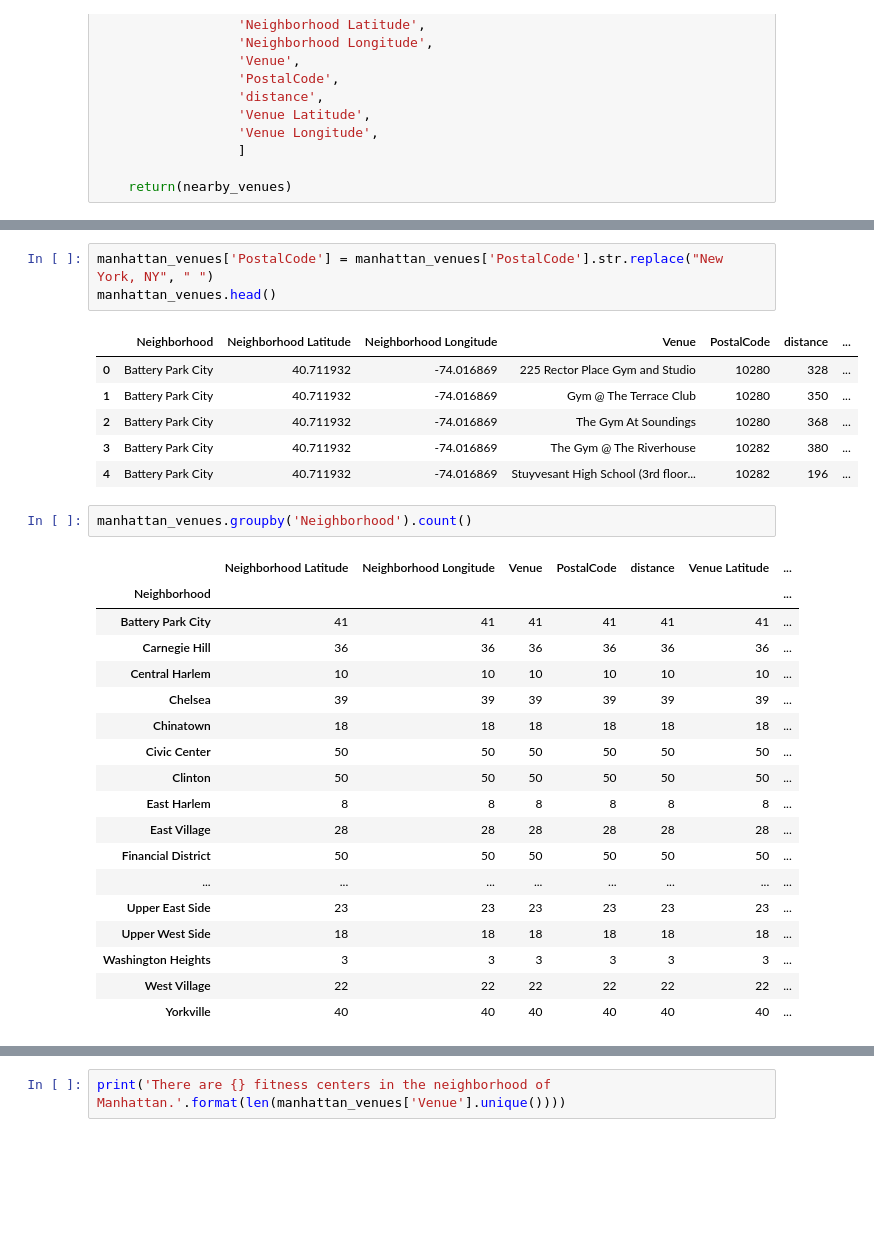
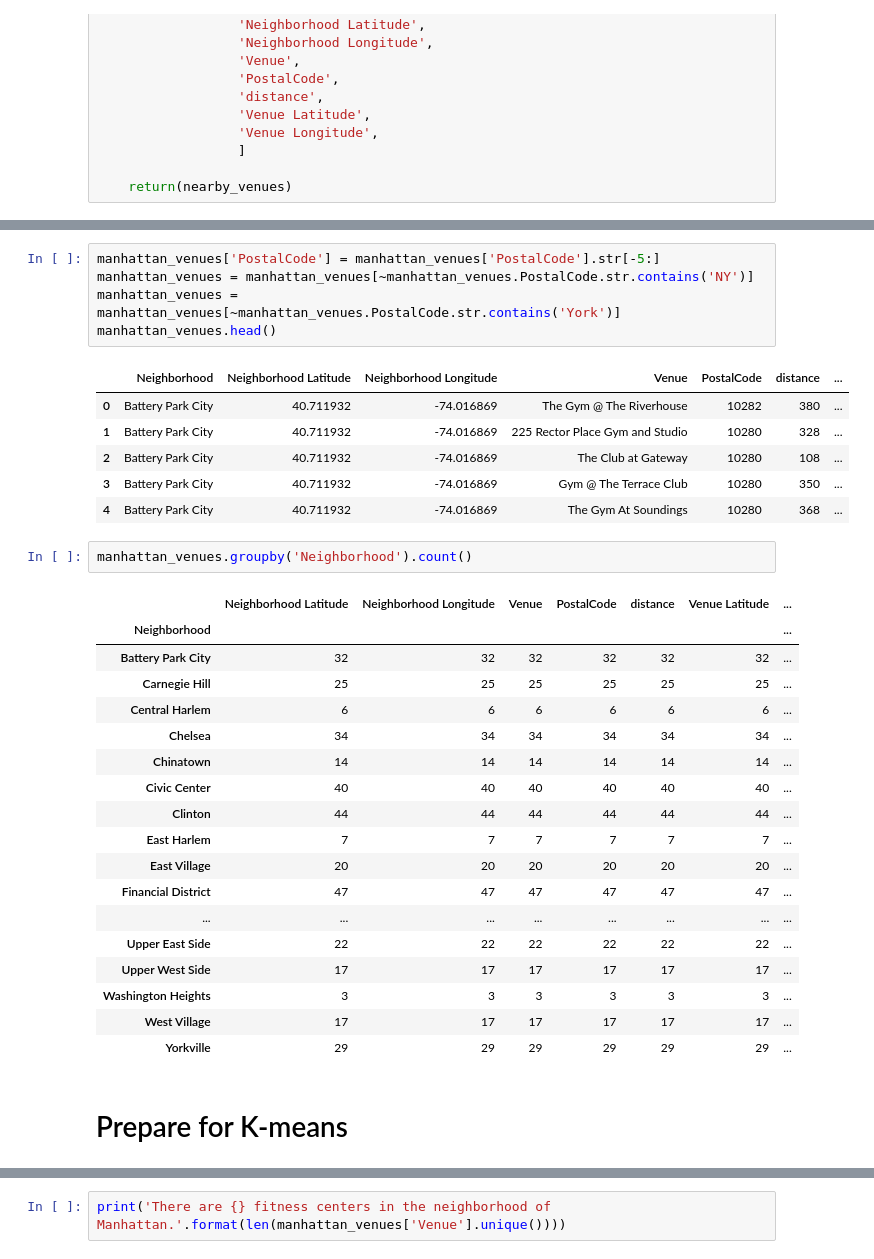
Before and after one commit to dgovil01/Coursera_Capstone, a Jupyter notebook: Capstone Final Project.ipynb, the cells around one changed output, grey strips where cells are left out. Cells and saved outputs as stored; diff of their text form; blank space fills up the shorter version.

```diff
--- a/Capstone Final Project.ipynb
+++ b/Capstone Final Project.ipynb
@@ -246,31 +198,35 @@ manhattan_venues.head(5)
 # %%
-manhattan_venues['PostalCode'] = manhattan_venues['PostalCode'].str.replace("New York, NY", " ")
+manhattan_venues['PostalCode'] = manhattan_venues['PostalCode'].str[-5:]
+manhattan_venues = manhattan_venues[~manhattan_venues.PostalCode.str.contains('NY')]
+manhattan_venues = manhattan_venues[~manhattan_venues.PostalCode.str.contains('York')]
 manhattan_venues.head()
 # %% [output]
 |  | Neighborhood | Neighborhood Latitude | Neighborhood Longitude | Venue | PostalCode | distance | ... |
-| 0 | Battery Park City | 40.711932 | -74.016869 | 225 Rector Place Gym and Studio | 10280 | 328 | ... |
-| 1 | Battery Park City | 40.711932 | -74.016869 | Gym @ The Terrace Club | 10280 | 350 | ... |
-| 2 | Battery Park City | 40.711932 | -74.016869 | The Gym At Soundings | 10280 | 368 | ... |
-| 3 | Battery Park City | 40.711932 | -74.016869 | The Gym @ The Riverhouse | 10282 | 380 | ... |
-| 4 | Battery Park City | 40.711932 | -74.016869 | Stuyvesant High School (3rd floor... | 10282 | 196 | ... |
+| 0 | Battery Park City | 40.711932 | -74.016869 | The Gym @ The Riverhouse | 10282 | 380 | ... |
+| 1 | Battery Park City | 40.711932 | -74.016869 | 225 Rector Place Gym and Studio | 10280 | 328 | ... |
+| 2 | Battery Park City | 40.711932 | -74.016869 | The Club at Gateway | 10280 | 108 | ... |
+| 3 | Battery Park City | 40.711932 | -74.016869 | Gym @ The Terrace Club | 10280 | 350 | ... |
+| 4 | Battery Park City | 40.711932 | -74.016869 | The Gym At Soundings | 10280 | 368 | ... |
 # %%
 manhattan_venues.groupby('Neighborhood').count()
 # %% [output]
 |  | Neighborhood Latitude | Neighborhood Longitude | Venue | PostalCode | distance | Venue Latitude | ... |
 | Neighborhood |  |  |  |  |  |  | ... |
-| Battery Park City | 41 | 41 | 41 | 41 | 41 | 41 | ... |
-| Carnegie Hill | 36 | 36 | 36 | 36 | 36 | 36 | ... |
-| Central Harlem | 10 | 10 | 10 | 10 | 10 | 10 | ... |
-| Chelsea | 39 | 39 | 39 | 39 | 39 | 39 | ... |
-| Chinatown | 18 | 18 | 18 | 18 | 18 | 18 | ... |
-| Civic Center | 50 | 50 | 50 | 50 | 50 | 50 | ... |
-| Clinton | 50 | 50 | 50 | 50 | 50 | 50 | ... |
-| East Harlem | 8 | 8 | 8 | 8 | 8 | 8 | ... |
-| East Village | 28 | 28 | 28 | 28 | 28 | 28 | ... |
-| Financial District | 50 | 50 | 50 | 50 | 50 | 50 | ... |
+| Battery Park City | 32 | 32 | 32 | 32 | 32 | 32 | ... |
+| Carnegie Hill | 25 | 25 | 25 | 25 | 25 | 25 | ... |
+| Central Harlem | 6 | 6 | 6 | 6 | 6 | 6 | ... |
+| Chelsea | 34 | 34 | 34 | 34 | 34 | 34 | ... |
+| Chinatown | 14 | 14 | 14 | 14 | 14 | 14 | ... |
+| Civic Center | 40 | 40 | 40 | 40 | 40 | 40 | ... |
+| Clinton | 44 | 44 | 44 | 44 | 44 | 44 | ... |
+| East Harlem | 7 | 7 | 7 | 7 | 7 | 7 | ... |
+| East Village | 20 | 20 | 20 | 20 | 20 | 20 | ... |
+| Financial District | 47 | 47 | 47 | 47 | 47 | 47 | ... |
 | ... | ... | ... | ... | ... | ... | ... | ... |
-| Upper East Side | 23 | 23 | 23 | 23 | 23 | 23 | ... |
-| Upper West Side | 18 | 18 | 18 | 18 | 18 | 18 | ... |
+| Upper East Side | 22 | 22 | 22 | 22 | 22 | 22 | ... |
+| Upper West Side | 17 | 17 | 17 | 17 | 17 | 17 | ... |
 | Washington Heights | 3 | 3 | 3 | 3 | 3 | 3 | ... |
-| West Village | 22 | 22 | 22 | 22 | 22 | 22 | ... |
-| Yorkville | 40 | 40 | 40 | 40 | 40 | 40 | ... |
+| West Village | 17 | 17 | 17 | 17 | 17 | 17 | ... |
+| Yorkville | 29 | 29 | 29 | 29 | 29 | 29 | ... |
+# %% [markdown]
+# Prepare for K-means
```
Also changed, not shown: parts of 36 cells of this notebook.
